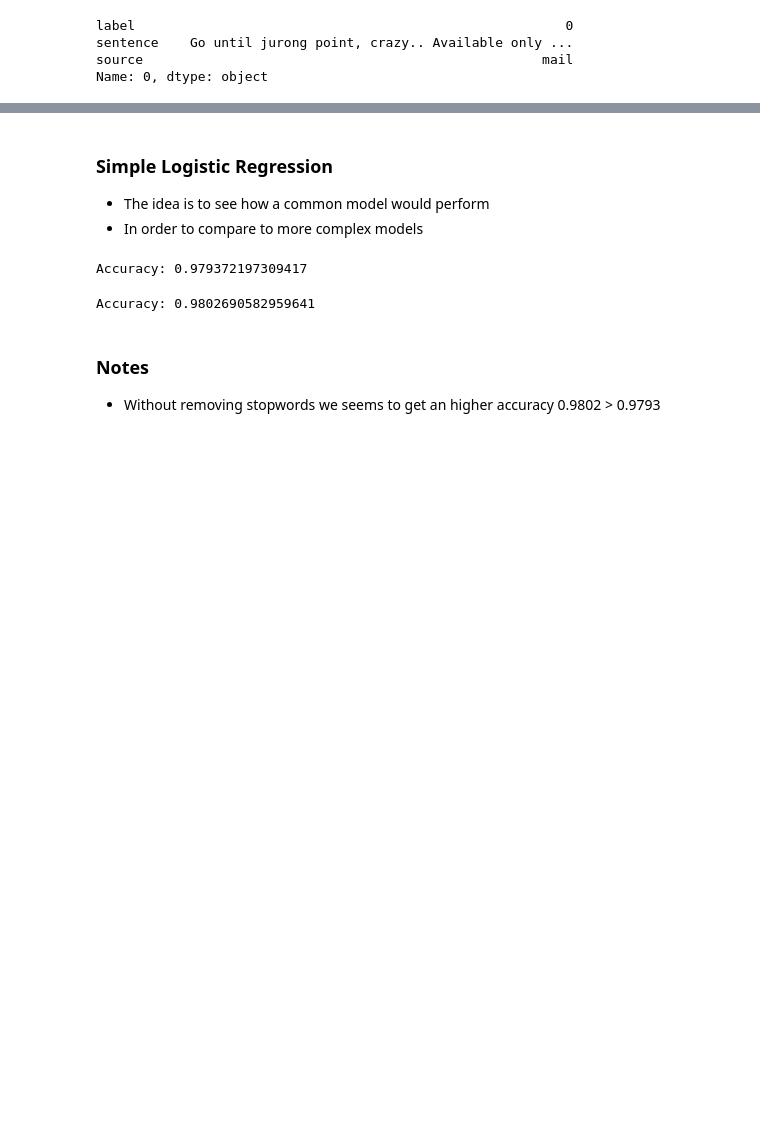
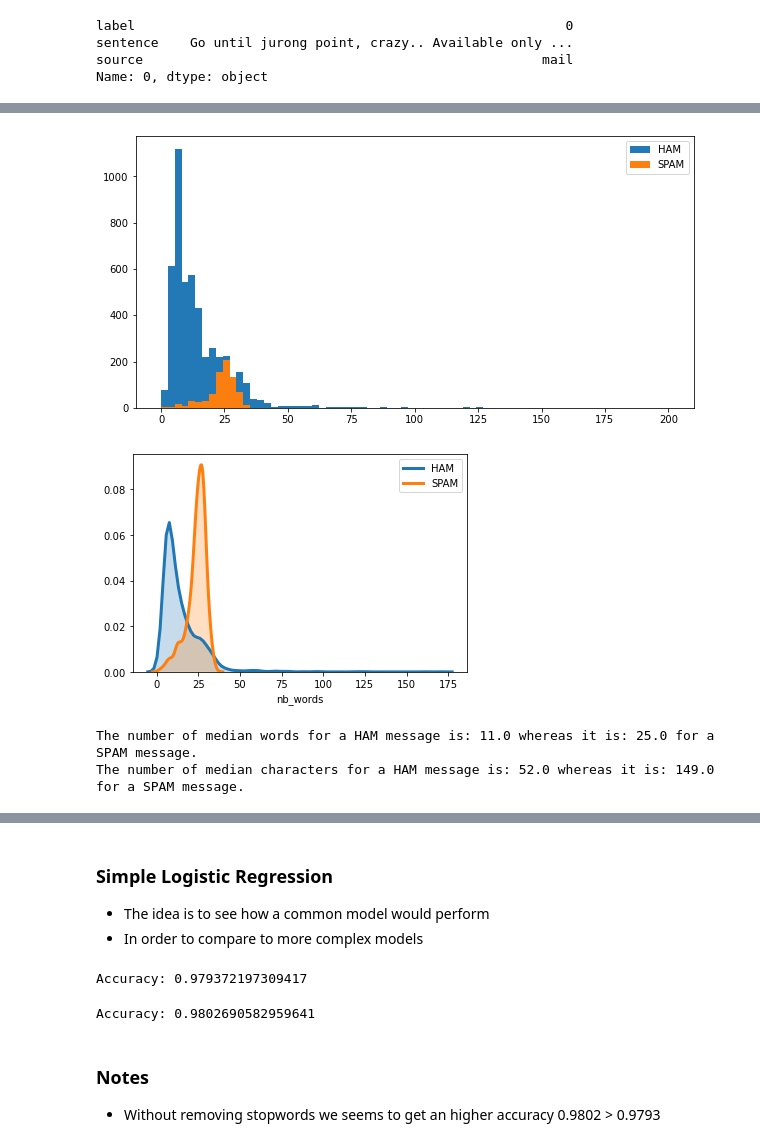
Before and after one commit to kukzec/SpamDetection_NLP, a Jupyter notebook: NLP.ipynb, the cells around one changed output, grey strips where cells are left out. Cells and saved outputs as stored; diff of their text form; code cells hidden in the pictures; blank space fills up the shorter version.

```diff
--- a/NLP.ipynb
+++ b/NLP.ipynb
@@ -119,0 +162,26 @@ Name: 0, dtype: object
+# %%
+bins = np.linspace(0, 200, 75)
+fig, axes = plt.subplots(nrows=1, ncols=2, figsize=(10, 5))
+
+plt.subplot(1, 1, 1)
+pyplot.hist(df_analysis_HAM['nb_words'], bins, alpha=0.99, label='HAM')
+pyplot.hist(df_analysis_SPAM['nb_words'], bins, alpha=0.99, label='SPAM')
+pyplot.legend(loc='upper right')
+pyplot.show()
+
+plt.subplot(1, 1, 1)
+sns.distplot(df_analysis_HAM['nb_words'], hist = False, kde = True,
+                 kde_kws = {'shade': True, 'linewidth': 3}, label = "HAM")
+sns.distplot(df_analysis_SPAM['nb_words'], hist = False, kde = True,
+                 kde_kws = {'shade': True, 'linewidth': 3}, label = "SPAM")
+fig.tight_layout()
+plt.show()
+# %% [output]
+[figure, added]
+[figure, added]
+# %%
+print("The number of median words for a HAM message is: {} whereas it is: {} for a SPAM message.".format(np.median(df_analysis_HAM["nb_words"]), np.median(df_analysis_SPAM["nb_words"]) ))
+print("The number of median characters for a HAM message is: {} whereas it is: {} for a SPAM message.".format(np.median(df_analysis_HAM["length"]), np.median(df_analysis_SPAM["length"]) ))
+# %% [output]
+The number of median words for a HAM message is: 11.0 whereas it is: 25.0 for a SPAM message.
+The number of median characters for a HAM message is: 52.0 whereas it is: 149.0 for a SPAM message.
```
Also changed, not shown: parts of 46 cells of this notebook, 4 other files.
